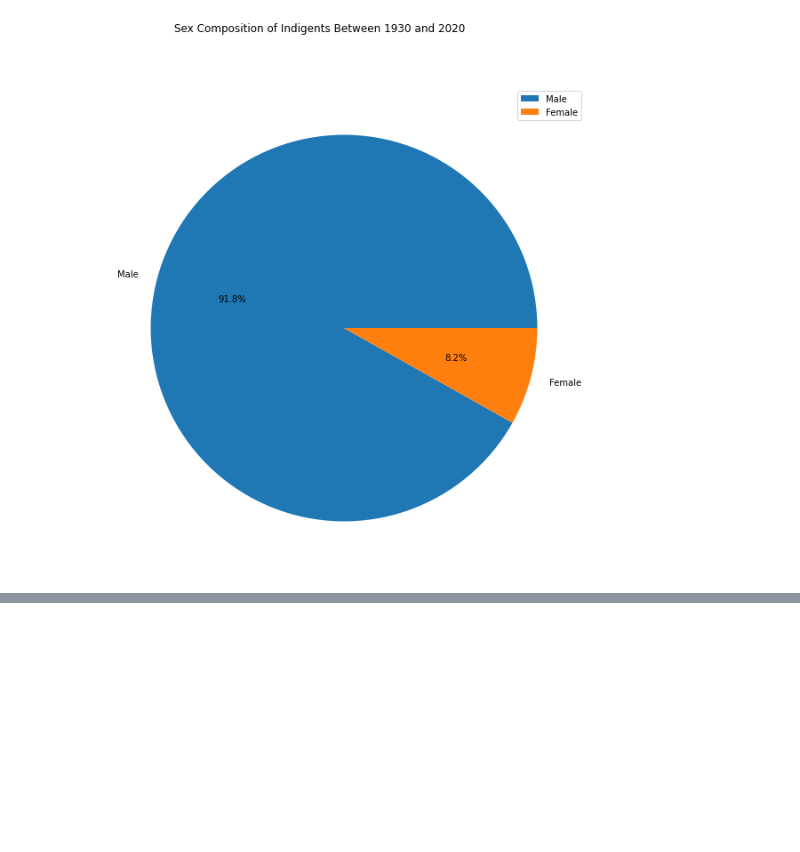
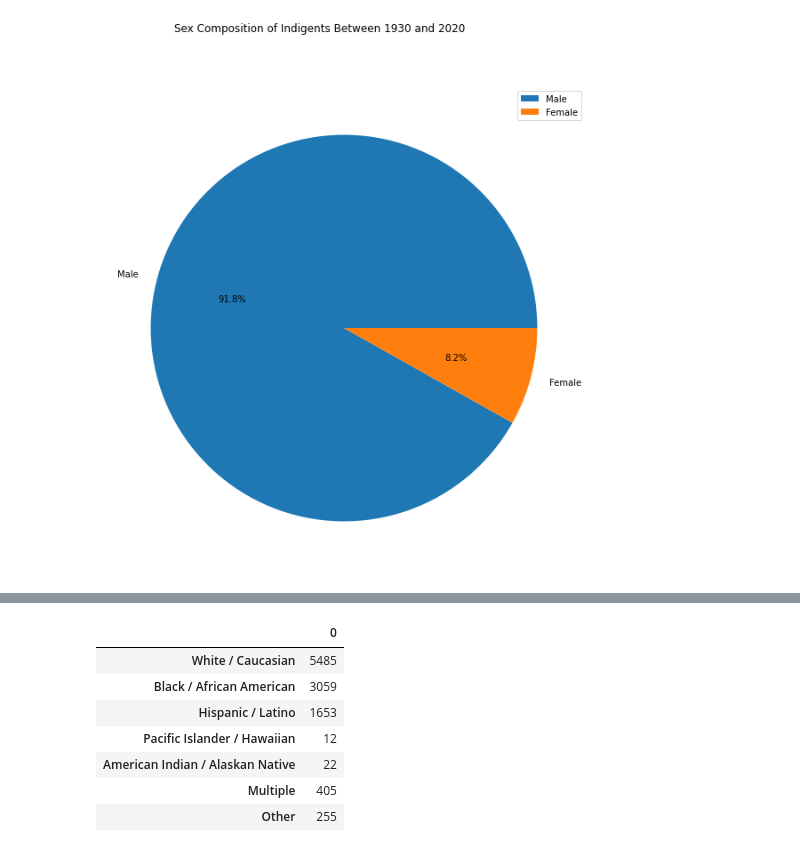
Before and after one commit to larakaracasu/Indigent-Burial-Analysis, a Jupyter notebook: merged-dataset/merged_dataset_analysis.ipynb, the cells around one changed output, grey strips where cells are left out. Cells and saved outputs as stored; diff of their text form; code cells hidden in the pictures; blank space fills up the shorter version.

```diff
--- a/merged-dataset/merged_dataset_analysis.ipynb
+++ b/merged-dataset/merged_dataset_analysis.ipynb
@@ -329,3 +329,43 @@ pylab.ylabel('')
 # %% [output]
 Text(0, 0.5, '')
 [figure]
+# %%
+# Race Analysis
+race_group = df['RaceEthincity']
+white_count, black_count, hisp_count, pi_count, native_count, mult_count, other_count, unk_count, total_count = (0, 0, 0, 0, 0, 0, 0, 0, 0)
+for group in race_group:
+    group = str(group)
+    total_count += 1
+    if "White" in group:
+        white_count += 1
+    elif "Black" in group:
+        black_count += 1
+    elif "Hispanic" in group:
+        hisp_count += 1
+    elif "Pacific Islander" in group:
+        pi_count += 1
+    elif "Native" in group:
+        native_count += 1
+    elif "Multiple" in group:
+        mult_count += 1
+    elif "Other" in group:
+        other_count += 1
+    else:
+        unk_count += 1
+
+race_group_dict = {
+    "White / Caucasian": white_count,
+    "Black / African American": black_count,
+    "Hispanic / Latino": hisp_count,
+    "Pacific Islander / Hawaiian": pi_count,
+    "American Indian / Alaskan Native": native_count,
+    "Multiple": mult_count,
+    "Other": other_count,
+    "Unknown": unk_count,
+    "Total": total_count
+}
+
+print("Race divisions are as follows: ")
+for key, val in race_group_dict.items():
+    print(key + ": " + str(val))
+print("\n")
@@ -331,0 +383,14 @@ Text(0, 0.5, '')
+# %%
+# If we exclude the unknown ...
+race_df = pd.DataFrame.from_dict(race_group_dict, orient = 'index')
+race_df = race_df[:-2] # exclude Total Count and Unknown Count from dataframe
+race_df
+# %% [output]
+|  | 0 |
+| White / Caucasian | 5485 |
+| Black / African American | 3059 |
+| Hispanic / Latino | 1653 |
+| Pacific Islander / Hawaiian | 12 |
+| American Indian / Alaskan Native | 22 |
+| Multiple | 405 |
+| Other | 255 |
```
Also changed, not shown: parts of 4 cells of this notebook.
